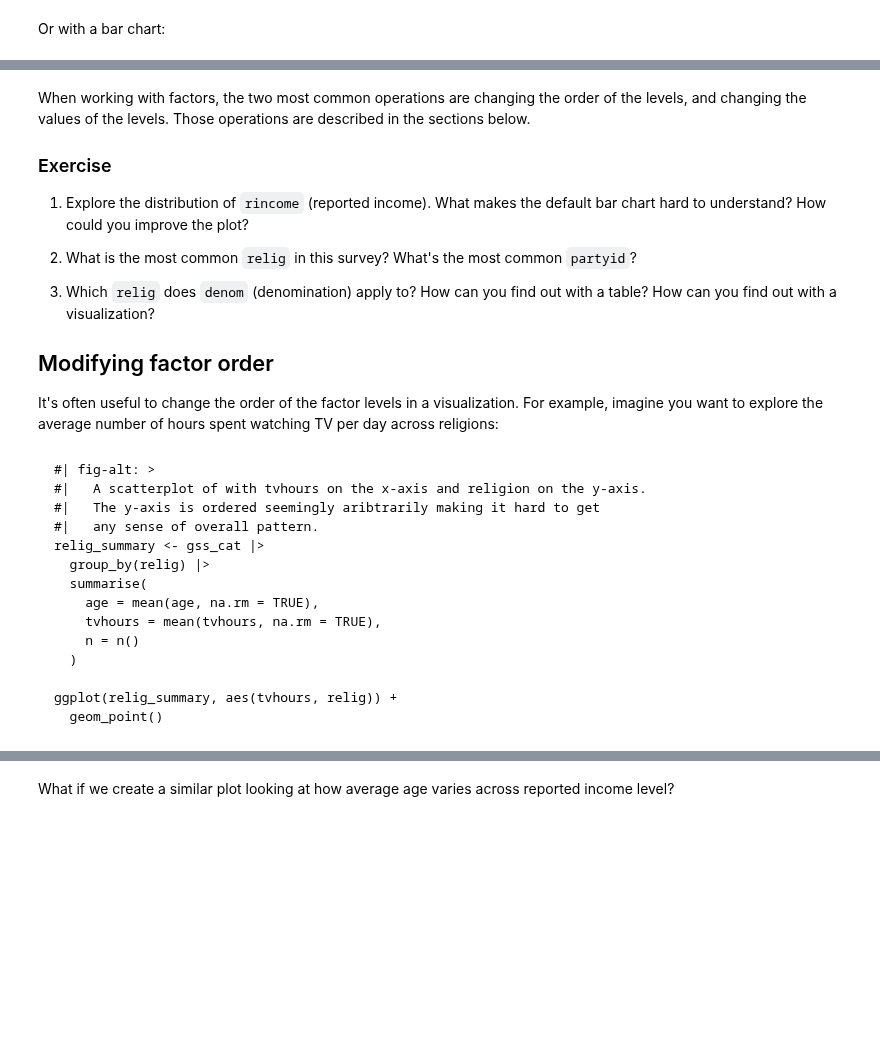
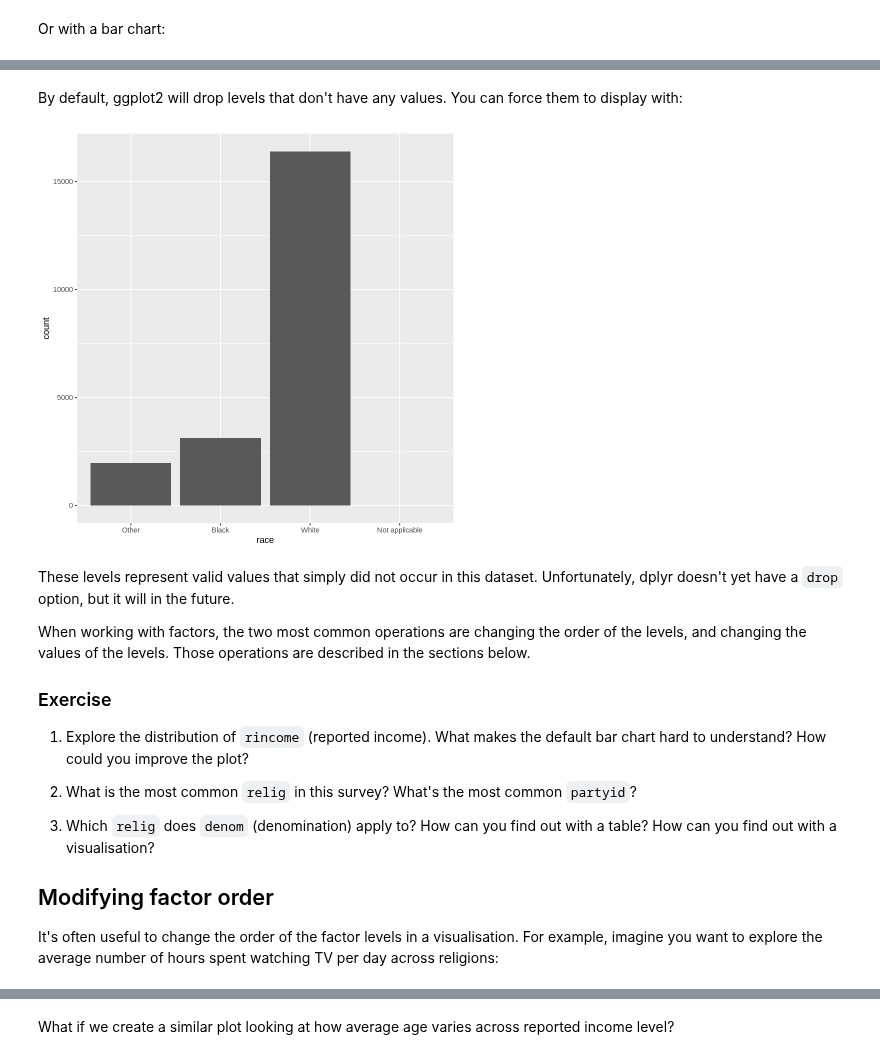
Before and after one commit to fralfaro/r4ds-book, a Jupyter notebook: docs/15_factors.ipynb, the cells around one changed output, grey strips where cells are left out. Drawn from its saved outputs; the diff is of its cells as text; code cells hidden in the pictures; blank space fills up the shorter version.

````diff
--- a/docs/15_factors.ipynb
+++ b/docs/15_factors.ipynb
@@ -158,40 +175,29 @@ ggplot(gss_cat, aes(race)) +
+# %% [markdown]
+
+By default, ggplot2 will drop levels that don't have any values. You can force them to display with:
+# %%
+ggplot(gss_cat, aes(race)) +
+  geom_bar() +
+  scale_x_discrete(drop = FALSE)
+# %% [output]
+[figure, added]
 # %% [markdown]
 
-When working with factors, the two most common operations are changing the order of the levels, and changing the values of the levels.
-Those operations are described in the sections below.
+These levels represent valid values that simply did not occur in this dataset. Unfortunately, dplyr doesn't yet have a `drop` option, but it will in the future.
+
+When working with factors, the two most common operations are changing the order of the levels, and changing the values of the levels. Those operations are described in the sections below.
 
 ### Exercise
 
-1.  Explore the distribution of `rincome` (reported income).
-    What makes the default bar chart hard to understand?
-    How could you improve the plot?
+1.  Explore the distribution of `rincome` (reported income). What makes the
+    default bar chart hard to understand? How could you improve the plot?
 
-2.  What is the most common `relig` in this survey?
-    What's the most common `partyid`?
+1.  What is the most common `relig` in this survey? What's the most
+    common `partyid`?
 
-3.  Which `relig` does `denom` (denomination) apply to?
-    How can you find out with a table?
-    How can you find out with a visualization?
+1.  Which `relig` does `denom` (denomination) apply to? How can you find
+    out with a table? How can you find out with a visualisation?
 
 ## Modifying factor order
 
-It's often useful to change the order of the factor levels in a visualization.
-For example, imagine you want to explore the average number of hours spent watching TV per day across religions:
+It's often useful to change the order of the factor levels in a visualisation. For example, imagine you want to explore the average number of hours spent watching TV per day across religions:
-# %% [markdown]
-
-```{r}
-#| fig-alt: >
-#|   A scatterplot of with tvhours on the x-axis and religion on the y-axis.
-#|   The y-axis is ordered seemingly aribtrarily making it hard to get
-#|   any sense of overall pattern.
-relig_summary <- gss_cat |>
-  group_by(relig) |>
-  summarise(
-    age = mean(age, na.rm = TRUE),
-    tvhours = mean(tvhours, na.rm = TRUE),
-    n = n()
-  )
-
-ggplot(relig_summary, aes(tvhours, relig)) +
-  geom_point()
-```
````
Also changed, not shown: parts of 82 cells of this notebook.
